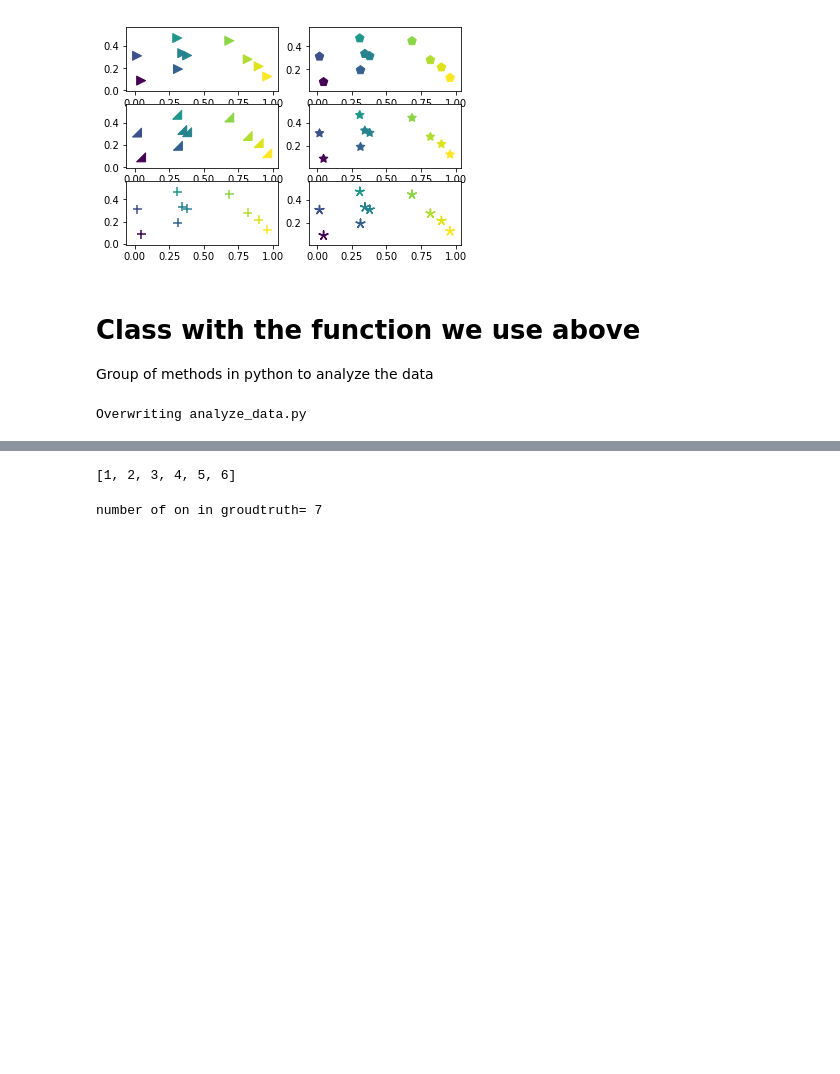
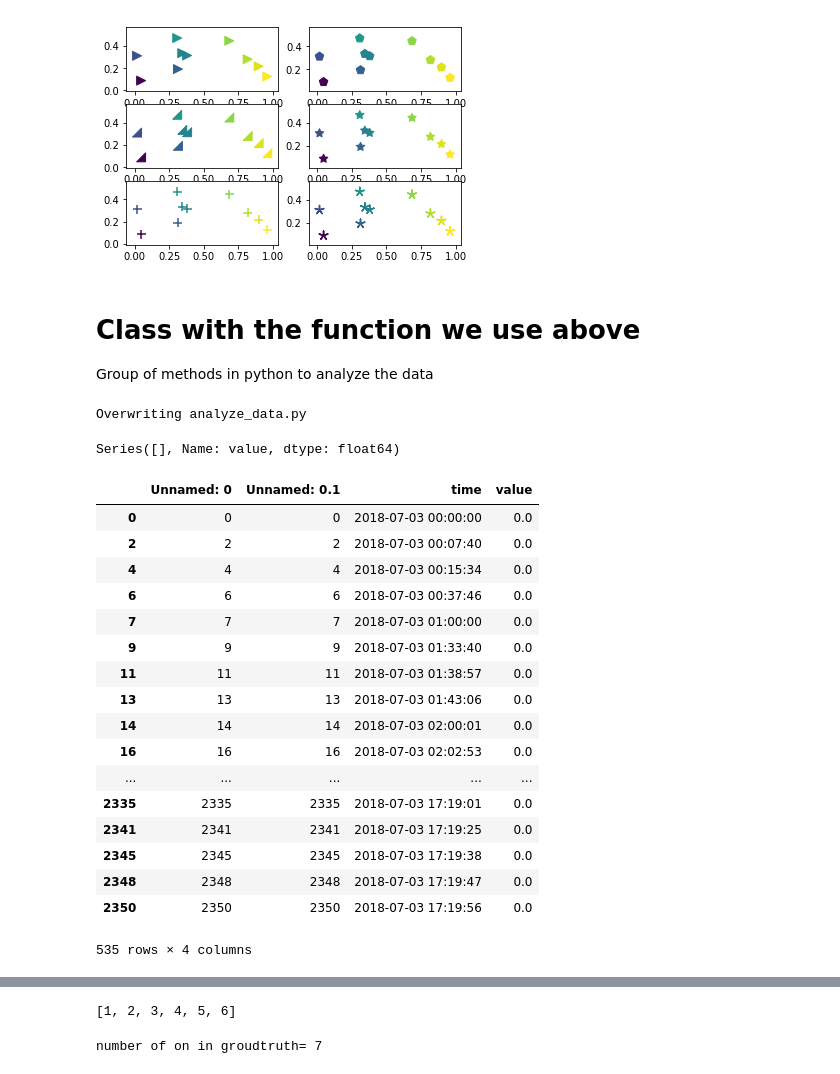
Before and after one commit to FAngelo94/modify-csv-by-pandas, a Jupyter notebook: Analyze Data.ipynb, the cells around one changed output, grey strips where cells are left out. Cells and saved outputs as stored; diff of their text form; code cells hidden in the pictures; blank space fills up the shorter version.

```diff
--- a/Analyze Data.ipynb
+++ b/Analyze Data.ipynb
@@ -590,2 +627,31 @@ draw_power_graphics(power,[sp,sp_2],band=2500)
 # %% [output]
 Overwriting analyze_data.py
+# %%
+start = "2018-07-03 09:12:58"
+end   = "2018-07-03 09:13:12"
+power[(power['time']>=start)&(power['time']<=end)]['value']
+# %% [output]
+Series([], Name: value, dtype: float64)
+# %%
+start = "2018-07-03 16:55:34"
+end   = "2018-07-03 09:15:00"
+power[power['value']==0]
+# %% [output]
+|  | Unnamed: 0 | Unnamed: 0.1 | time | value |
+| 0 | 0 | 0 | 2018-07-03 00:00:00 | 0.0 |
+| 2 | 2 | 2 | 2018-07-03 00:07:40 | 0.0 |
+| 4 | 4 | 4 | 2018-07-03 00:15:34 | 0.0 |
+| 6 | 6 | 6 | 2018-07-03 00:37:46 | 0.0 |
+| 7 | 7 | 7 | 2018-07-03 01:00:00 | 0.0 |
+| 9 | 9 | 9 | 2018-07-03 01:33:40 | 0.0 |
+| 11 | 11 | 11 | 2018-07-03 01:38:57 | 0.0 |
+| 13 | 13 | 13 | 2018-07-03 01:43:06 | 0.0 |
+| 14 | 14 | 14 | 2018-07-03 02:00:01 | 0.0 |
+| 16 | 16 | 16 | 2018-07-03 02:02:53 | 0.0 |
+| ... | ... | ... | ... | ... |
+| 2335 | 2335 | 2335 | 2018-07-03 17:19:01 | 0.0 |
+| 2341 | 2341 | 2341 | 2018-07-03 17:19:25 | 0.0 |
+| 2345 | 2345 | 2345 | 2018-07-03 17:19:38 | 0.0 |
+| 2348 | 2348 | 2348 | 2018-07-03 17:19:47 | 0.0 |
+| 2350 | 2350 | 2350 | 2018-07-03 17:19:56 | 0.0 |
+535 rows × 4 columns
```
Also changed, not shown: parts of 4 cells of this notebook, 1 other file.
